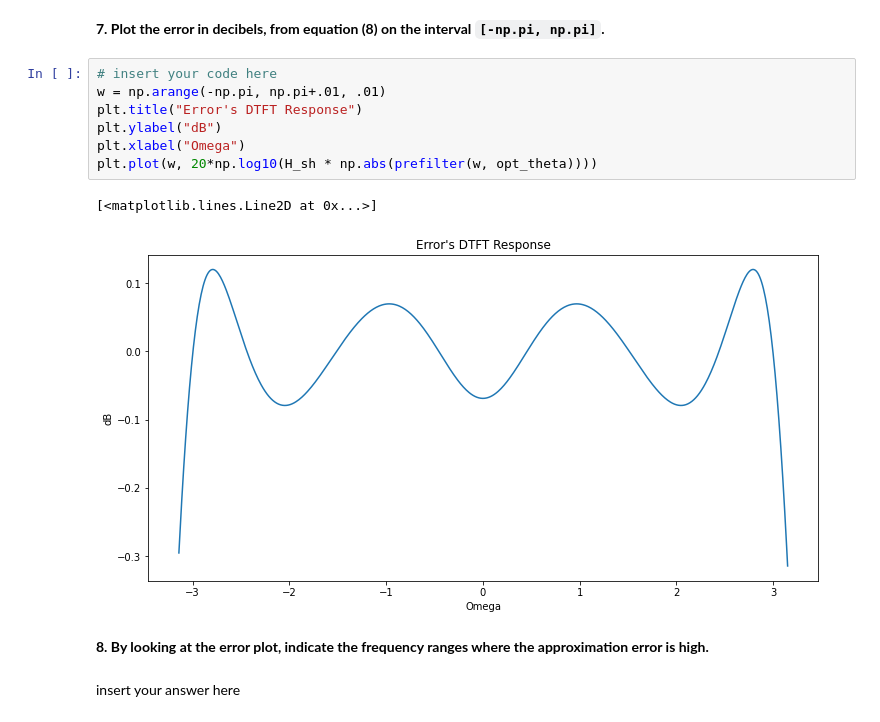
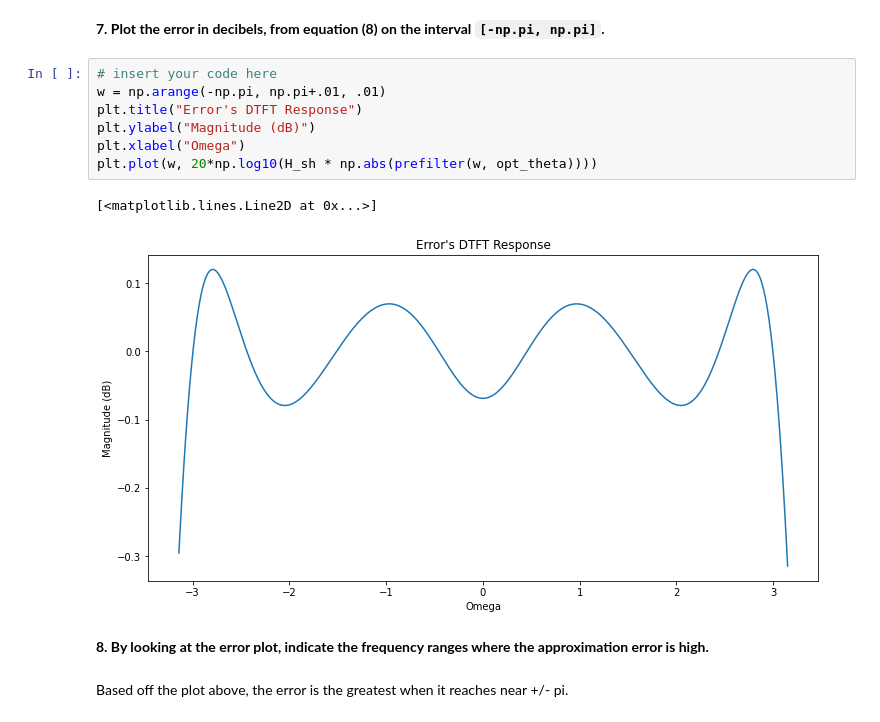
Before and after one commit to cdavin2/dsp_lab05b, a Jupyter notebook: lab05b_final_report.ipynb, the cells around one changed output. Cells and saved outputs as stored; diff of their text form.

```diff
--- a/lab05b_final_report.ipynb
+++ b/lab05b_final_report.ipynb
@@ -642,14 +649,14 @@ plt.plot(w, np.abs(prefilter(w, opt_theta)))
 # %%
 # insert your code here
 w = np.arange(-np.pi, np.pi+.01, .01)
 plt.title("Error's DTFT Response")
-plt.ylabel("dB")
+plt.ylabel("Magnitude (dB)")
 plt.xlabel("Omega")
 plt.plot(w, 20*np.log10(H_sh * np.abs(prefilter(w, opt_theta))))
 # %% [output]
 [<matplotlib.lines.Line2D at 0x...>]
-[figure, old version]
+[figure, new version]
 # %% [markdown]
 **8. By looking at the error plot, indicate the frequency ranges where the approximation error is high.**
-# %% [markdown]
-insert your answer here
+# %% [markdown]
+Based off the plot above, the error is the greatest when it reaches near +/- pi.
```
Also changed, not shown: parts of 22 cells of this notebook.
